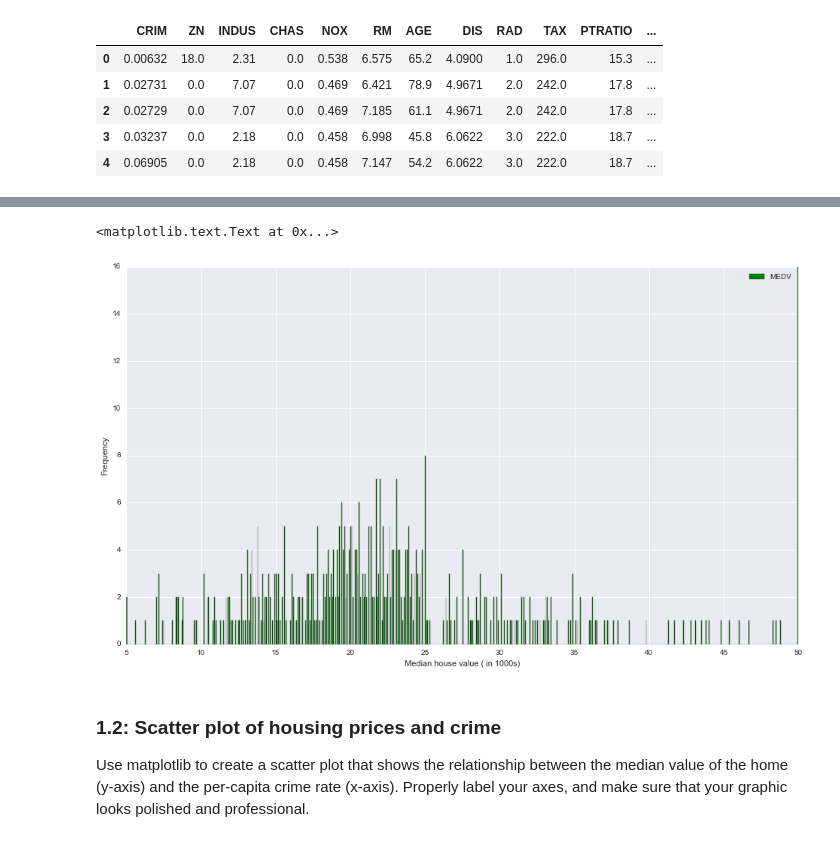
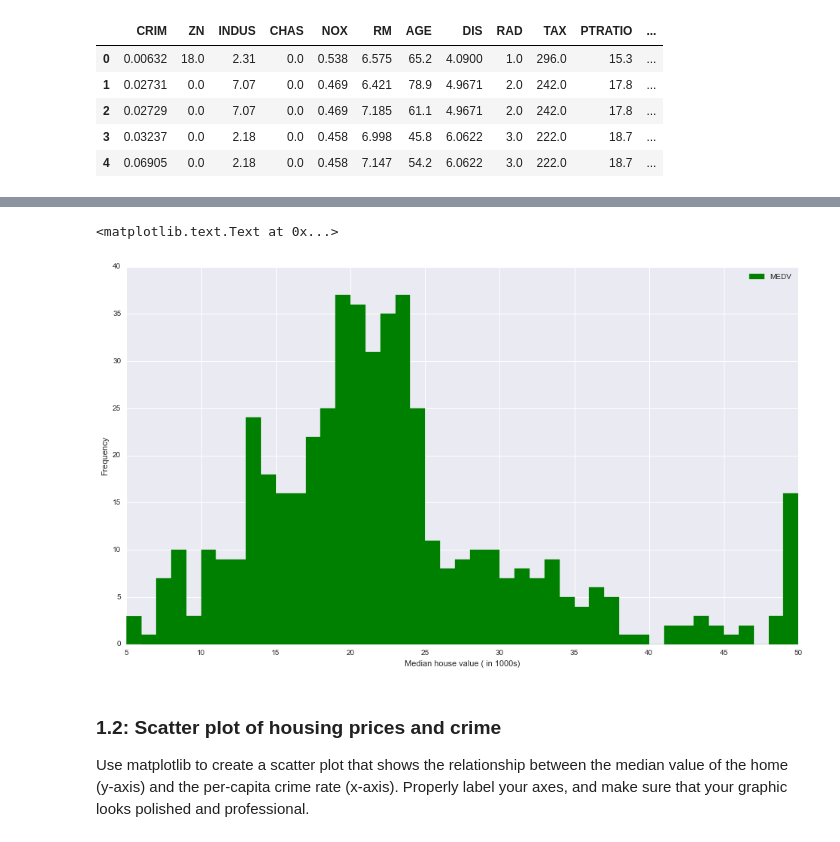
Before and after one commit to abhi32ag/Data_Science_2, a Jupyter notebook: Assignments/Problem_Set_3/INFX574-PS3.ipynb, the cells around one changed output, grey strips where cells are left out. Saved outputs shown, nothing was run; the diff lists cells and outputs as text; code cells hidden in the pictures.

Commit message:
fixed the histogram color bullshit

```diff
--- a/Assignments/Problem_Set_3/INFX574-PS3.ipynb
+++ b/Assignments/Problem_Set_3/INFX574-PS3.ipynb
@@ -105,9 +114,9 @@ Y_df.describe()
 # %%
-ax = Y_df.plot(kind = 'hist', color = 'green', bins = 1000, figsize=(16,9))
+ax = Y_df.plot(kind = 'hist',color = 'green', figsize=(16,9), bins = 45, fill = 'g', edgecolor = 'green')
 ax.set_xlabel('Median house value ( in 1000''s)')
 # %% [output]
 <matplotlib.text.Text at 0x...>
-[figure, old version]
+[figure, new version]
 # %% [markdown]
 ### 1.2: Scatter plot of housing prices and crime
 
```
Also changed, not shown: parts of 2 cells of this notebook.
